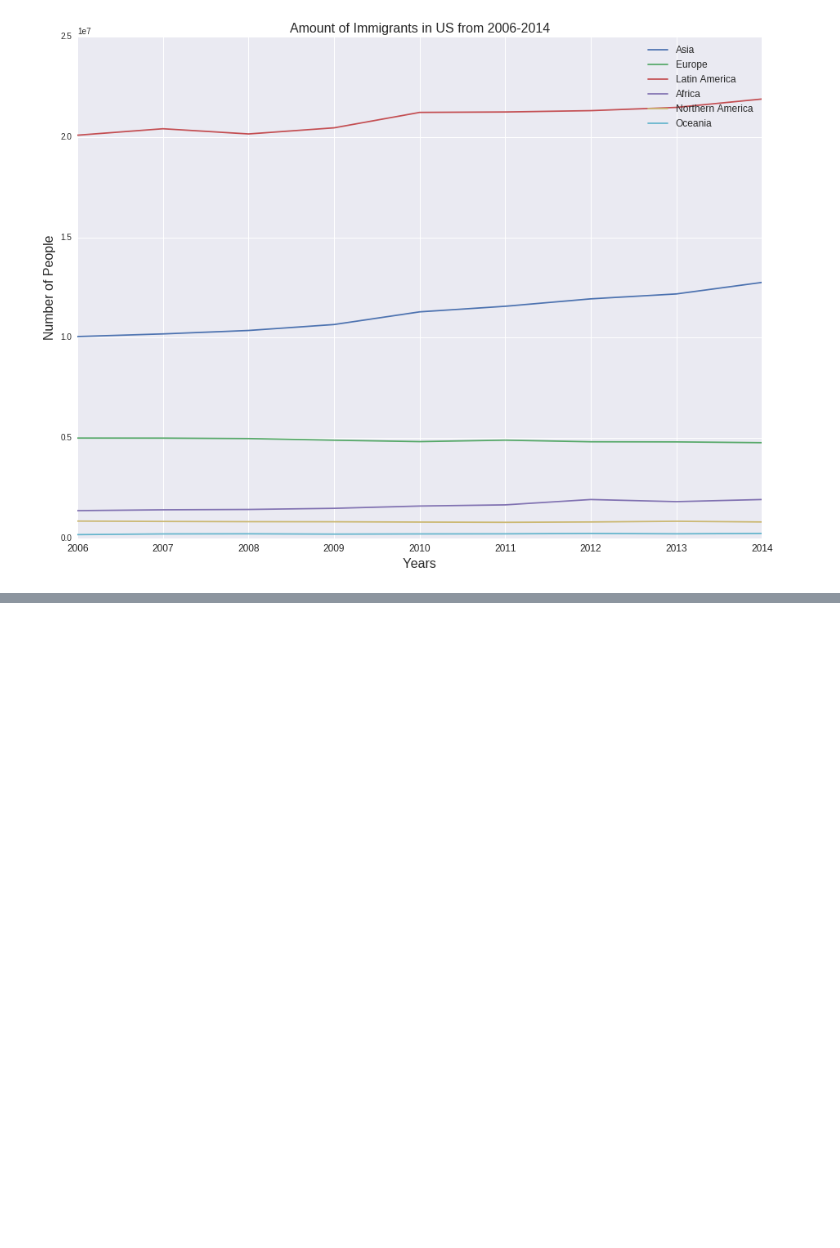
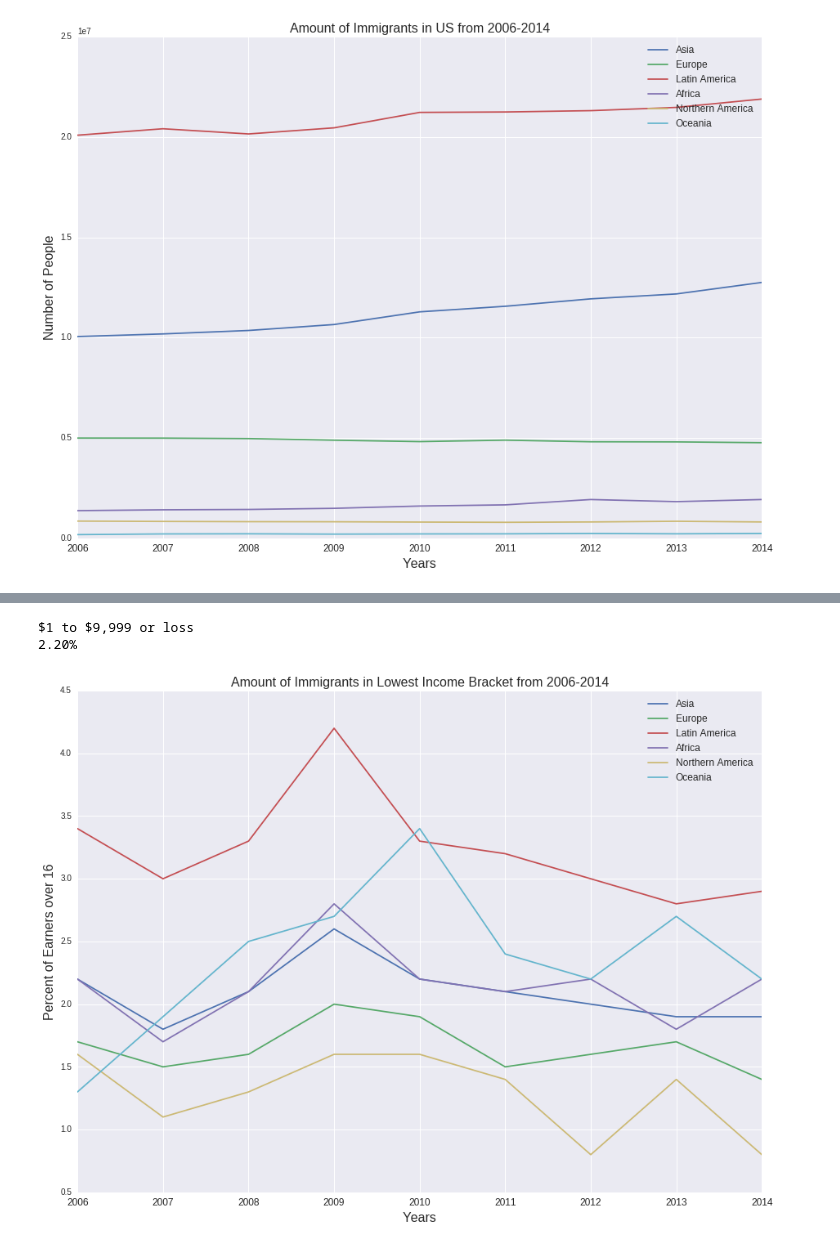
Before and after one commit to skchandra/DataScienceUSImmigration, a Jupyter notebook: data_2006_2014.ipynb, the cells around one changed output, grey strips where cells are left out. Cells and saved outputs as stored; diff of their text form; code cells hidden in the pictures; blank space fills up the shorter version.

```diff
--- a/data_2006_2014.ipynb
+++ b/data_2006_2014.ipynb
@@ -104,0 +141,33 @@ line_plot([pop_asia,pop_europe,pop_latin_america,pop_africa,pop_northern_america
+# %%
+#total population in that year
+row = 46
+
+low_income_asia = [df_2006['Asia'].iloc[row],df_2007['Asia'].iloc[row],df_2008['Asia'].iloc[row],df_2009['Asia'].iloc[row],df_2010['Asia'].iloc[row],df_2011['Asia'].iloc[row],df_2012['Asia'].iloc[row],df_2013['Asia'].iloc[row],df_2014['Asia'].iloc[row]]
+low_income_europe = [df_2006['Europe'].iloc[row],df_2007['Europe'].iloc[row],df_2008['Europe'].iloc[row],df_2009['Europe'].iloc[row],df_2010['Europe'].iloc[row],df_2011['Europe'].iloc[row],df_2012['Europe'].iloc[row],df_2013['Europe'].iloc[row],df_2014['Europe'].iloc[row]]
+low_income_latin_america = [df_2006['Latin America'].iloc[row],df_2007['Latin America'].iloc[row],df_2008['Latin America'].iloc[row],df_2009['Latin America'].iloc[row],df_2010['Latin America'].iloc[row],df_2011['Latin America'].iloc[row],df_2012['Latin America'].iloc[row],df_2013['Latin America'].iloc[row],df_2014['Latin America'].iloc[row]]
+low_income_africa = [df_2006['Africa'].iloc[row],df_2007['Africa'].iloc[row],df_2008['Africa'].iloc[row],df_2009['Africa'].iloc[row],df_2010['Africa'].iloc[row],df_2011['Africa'].iloc[row],df_2012['Africa'].iloc[row],df_2013['Africa'].iloc[row],df_2014['Africa'].iloc[row]]
+low_income_northern_america = [df_2006['Northern America'].iloc[row],df_2007['Northern America'].iloc[row],df_2008['Northern America'].iloc[row],df_2009['Northern America'].iloc[row],df_2010['Northern America'].iloc[row],df_2011['Northern America'].iloc[row],df_2012['Northern America'].iloc[row],df_2013['Northern America'].iloc[row],df_2014['Northern America'].iloc[row]]
+low_income_oceania = [df_2006['Oceania'].iloc[row],df_2007['Oceania'].iloc[row],df_2008['Oceania'].iloc[row],df_2009['Oceania'].iloc[row],df_2010['Oceania'].iloc[row],df_2011['Oceania'].iloc[row],df_2012['Oceania'].iloc[row],df_2013['Oceania'].iloc[row],df_2014['Oceania'].iloc[row]]
+
+low_income_asia = [clean(x) for x in low_income_asia]
+low_income_europe = [clean(x) for x in low_income_europe]
+low_income_latin_america = [clean(x) for x in low_income_latin_america]
+low_income_africa = [clean(x) for x in low_income_africa]
+low_income_northern_america = [clean(x) for x in low_income_northern_america]
+low_income_oceania = [clean(x) for x in low_income_oceania]
+
+print df_2006['Subject'].iloc[46]
+print df_2006['Asia'].iloc[46]
+# %% [output]
+$1 to $9,999 or loss
+2.20%
+# %%
+xticks = ('2006','2007','2008','2009','2010','2011','2012','2013','2014')
+legend = ('Asia','Europe','Latin America','Africa','Northern America','Oceania')
+title= 'Amount of Immigrants in Lowest Income Bracket from 2006-2014'
+ylabel = 'Percent of Earners over 16'
+xlabel = 'Years'
+
+line_plot([low_income_asia,low_income_europe,low_income_latin_america,low_income_africa,low_income_northern_america,low_income_oceania],title,xlabel,ylabel,xticks,legend)
+# %% [output]
+[figure, added]
```
Also changed, not shown: parts of 18 cells of this notebook, 1 other file.
